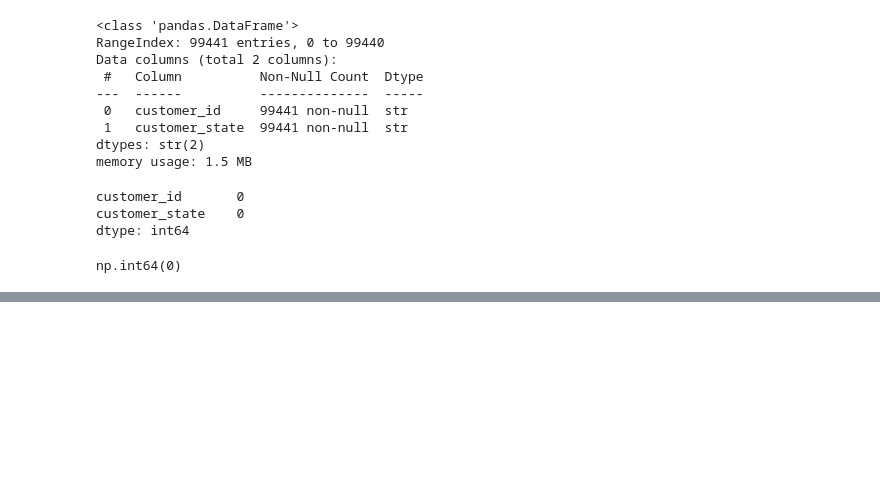
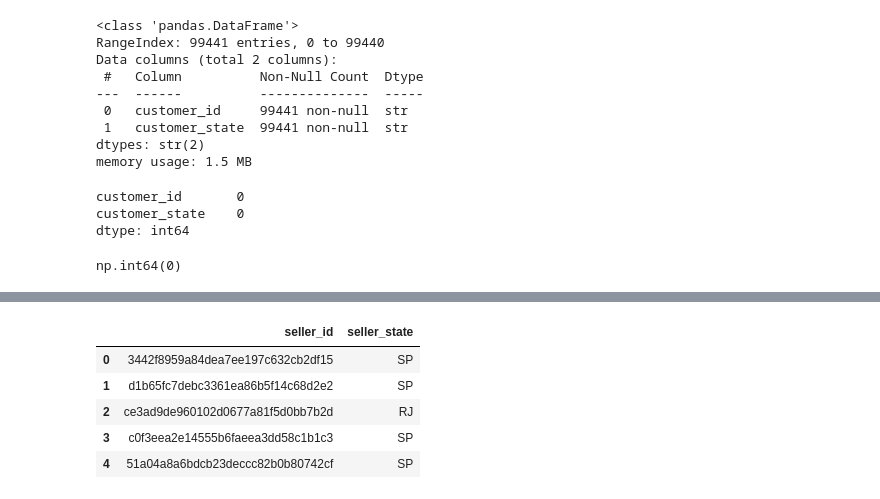
Before and after one commit to omkaryadav-11/olist-delivery-analysis, a Jupyter notebook: analysis.ipynb, the cells around one changed output, grey strips where cells are left out. Saved outputs shown, nothing was run; the diff lists cells and outputs as text; code cells hidden in the pictures; blank space fills up the shorter version.

```diff
--- a/analysis.ipynb
+++ b/analysis.ipynb
@@ -631,0 +680,10 @@ test.head()
+# %%
+sellers_state=sellers[['seller_id','seller_state']]
+sellers_state.head()
+# %% [output]
+|  | seller_id | seller_state |
+| 0 | 3442f8959a84dea7ee197c632cb2df15 | SP |
+| 1 | d1b65fc7debc3361ea86b5f14c68d2e2 | SP |
+| 2 | ce3ad9de960102d0677a81f5d0bb7b2d | RJ |
+| 3 | c0f3eea2e14555b6faeea3dd58c1b1c3 | SP |
+| 4 | 51a04a8a6bdcb23deccc82b0b80742cf | SP |
```
Also changed, not shown: parts of 20 cells of this notebook.
